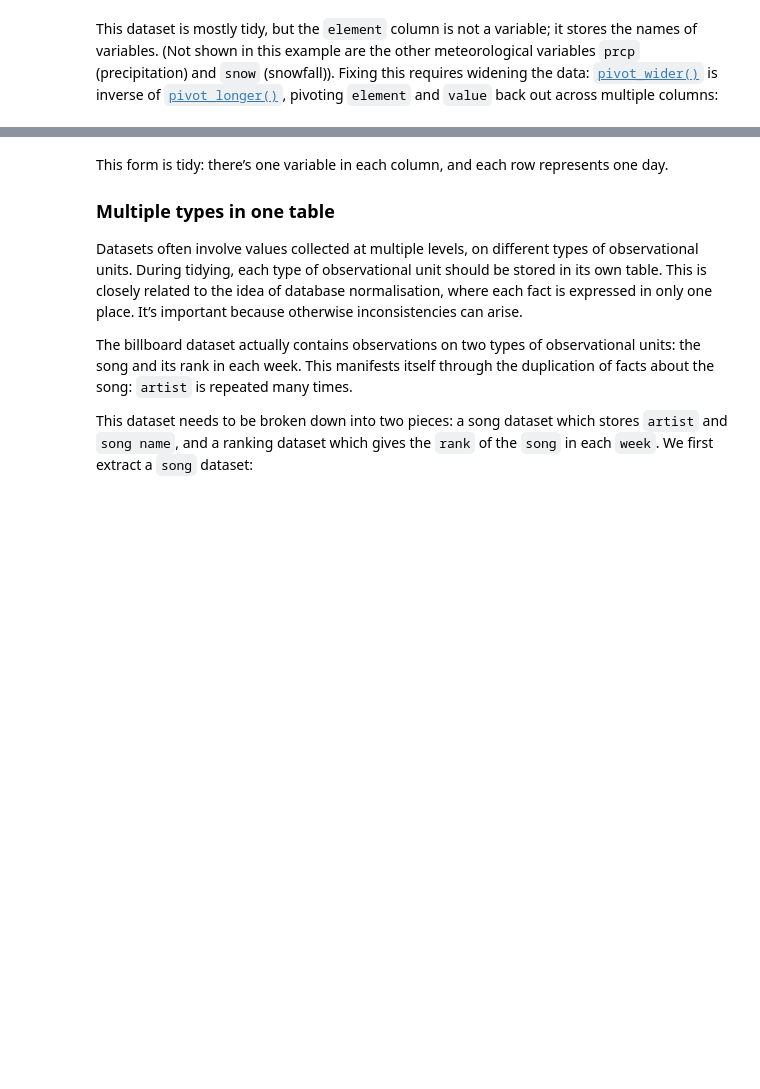
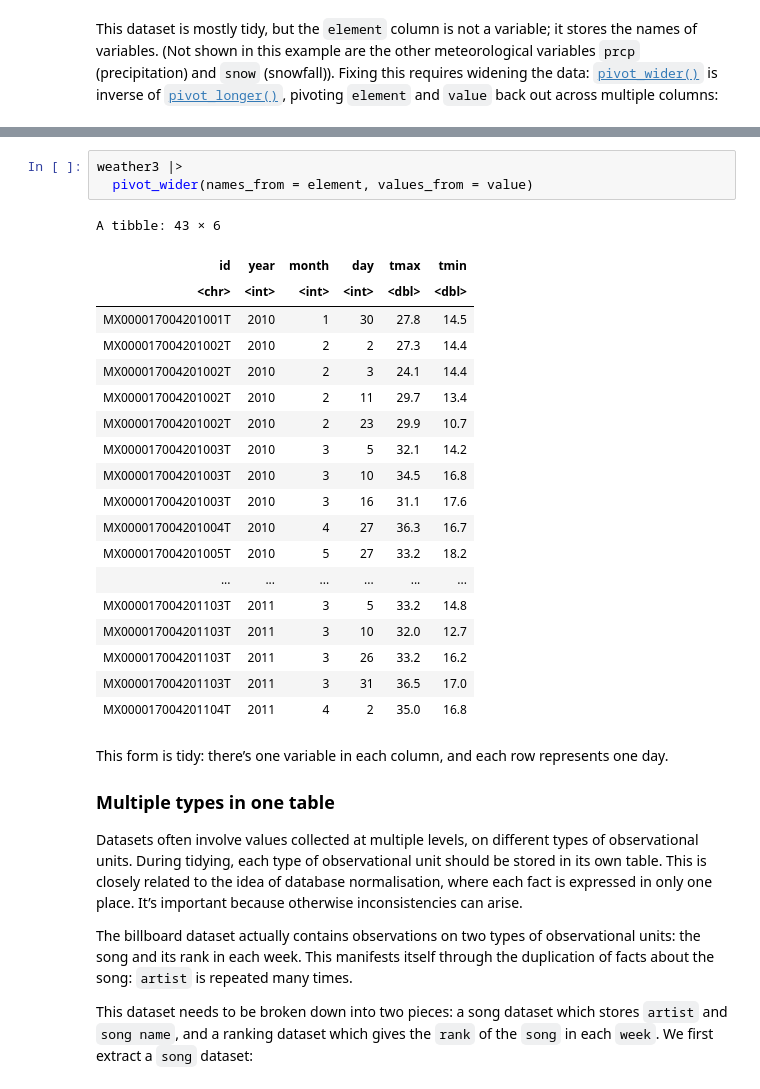
Before and after one commit to Francesco-Ghizzo/Data-Science, a Jupyter notebook: R/Tidyverse/tidyr/Tidy data.ipynb, the cells around one changed output, grey strips where cells are left out. Saved outputs shown, nothing was run; the diff lists cells and outputs as text; blank space fills up the shorter version.

Commit message:
modified:   ../../R/Tidyverse/tidyr/Tidy data.ipynb 	modified:   ../../R/Tidyverse/tidyr/weather.csv

```diff
--- a/R/Tidyverse/tidyr/Tidy data.ipynb
+++ b/R/Tidyverse/tidyr/Tidy data.ipynb
@@ -563,3 +566,26 @@ A tibble: 370 × 6
+# %%
+weather3 |>
+  pivot_wider(names_from = element, values_from = value)
+# %% [output]
+A tibble: 43 × 6
+| id | year | month | day | tmax | tmin |
+| <chr> | <int> | <int> | <int> | <dbl> | <dbl> |
+| MX000017004201001T | 2010 | 1 | 30 | 27.8 | 14.5 |
+| MX000017004201002T | 2010 | 2 | 2 | 27.3 | 14.4 |
+| MX000017004201002T | 2010 | 2 | 3 | 24.1 | 14.4 |
+| MX000017004201002T | 2010 | 2 | 11 | 29.7 | 13.4 |
+| MX000017004201002T | 2010 | 2 | 23 | 29.9 | 10.7 |
+| MX000017004201003T | 2010 | 3 | 5 | 32.1 | 14.2 |
+| MX000017004201003T | 2010 | 3 | 10 | 34.5 | 16.8 |
+| MX000017004201003T | 2010 | 3 | 16 | 31.1 | 17.6 |
+| MX000017004201004T | 2010 | 4 | 27 | 36.3 | 16.7 |
+| MX000017004201005T | 2010 | 5 | 27 | 33.2 | 18.2 |
+| ... | ... | ... | ... | ... | ... |
+| MX000017004201103T | 2011 | 3 | 5 | 33.2 | 14.8 |
+| MX000017004201103T | 2011 | 3 | 10 | 32.0 | 12.7 |
+| MX000017004201103T | 2011 | 3 | 26 | 33.2 | 16.2 |
+| MX000017004201103T | 2011 | 3 | 31 | 36.5 | 17.0 |
+| MX000017004201104T | 2011 | 4 | 2 | 35.0 | 16.8 |
 # %% [markdown]
 <p>This form is tidy: there’s one variable in each column, and each row represents one day.</p>
 
```
Also changed, not shown: parts of 12 cells of this notebook, 1 other file.
